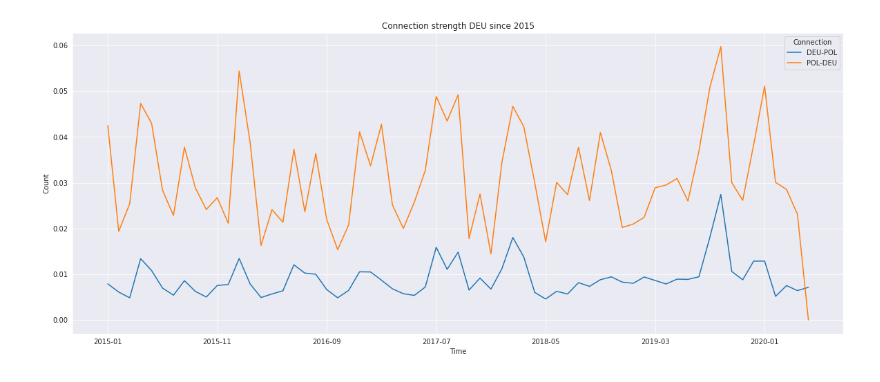
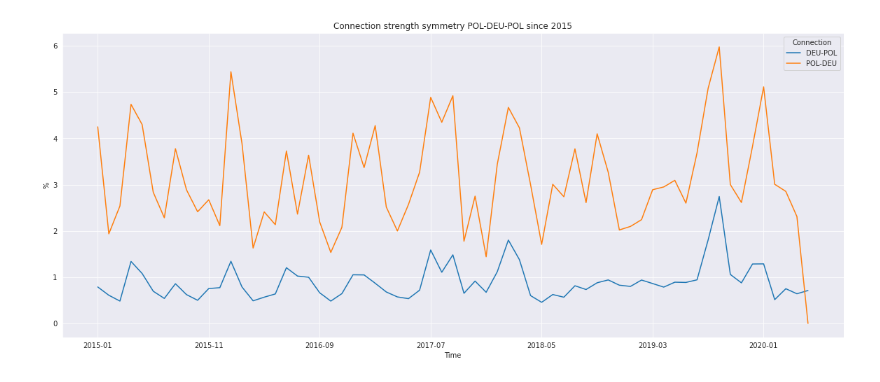
Before and after one commit to mijapa/GDELT, a Jupyter notebook: POL-DEU DEU-POL Connection sthrenght.ipynb, the cells around one changed output. Cells and saved outputs as stored; diff of their text form; code cells hidden in the pictures.

```diff
--- a/POL-DEU DEU-POL Connection sthrenght.ipynb
+++ b/POL-DEU DEU-POL Connection sthrenght.ipynb
@@ -17,7 +17,7 @@ DEUUSAmonthyearERC = DEUPOLmonthyearERC.merge(eventcodes.set_index('CAMEOEVENTCO
 
 s = DEUPOLmonthyearERC.groupby(["Time"]).agg({'Count':'sum'})
 t = DEUmonthyearAc2.groupby(["Time"]).agg({'Count':'sum'})
-s['Count']=s['Count']/t['Count']
+s['Count']=s['Count']/t['Count']*100
 s['Connection']='DEU-POL'
 # %%
 POLmonthyearAc2 = pd.read_csv('queries_results/Poland/POL monthyear ac2 count.csv', header = 0,sep=' *, *')
@@ -30,16 +30,16 @@ POLmonthyearERC = POLmonthyearERC.merge(eventcodes.set_index('CAMEOEVENTCODE'),
 
 u = POLmonthyearERC.groupby(["Time"]).agg({'Count':'sum'})
 t = POLmonthyearAc2.groupby(["Time"]).agg({'Count':'sum'})
-u['Count']=u['Count']/t['Count']
+u['Count']=u['Count']/t['Count']*100
 u['Connection']='POL-DEU'
 
 s = s.append(u)
 # %%
 s = s.groupby(["Time","Connection"]).agg({'Count':'sum'})
 g = s.unstack().plot(y='Count')
 g
-g.set(ylabel='Count')
-g.set_title("Connection strength DEU since 2015")
+g.set(ylabel='%')
+g.set_title("Connection strength symmetry POL-DEU-POL since 2015")
 g.figure.set_size_inches(20,8)
 # %% [output]
-[figure, old version]
+[figure, new version]
```
Also changed, not shown: 20 other files.
